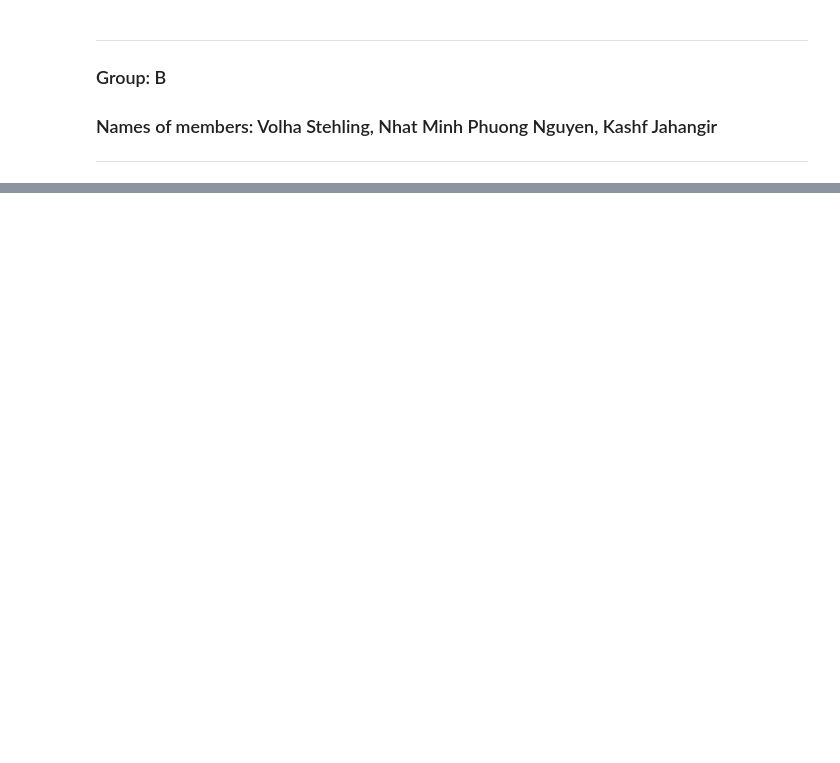
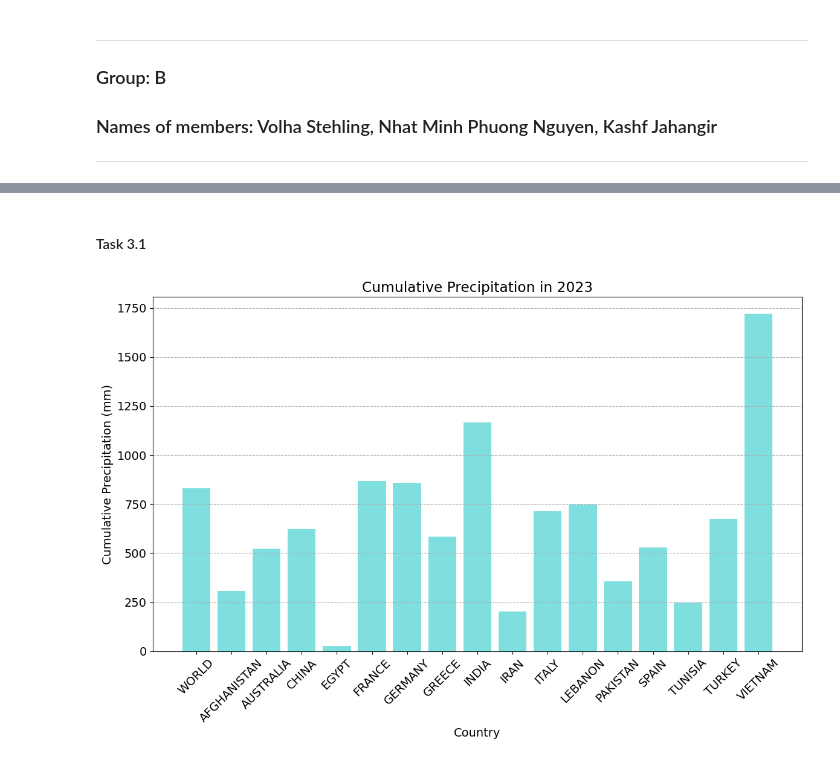
Before and after one commit to mpn1008/RM_assignments, a Jupyter notebook: RM_A02_NMPN/RM_A02_Group.ipynb, the cells around one changed output, grey strips where cells are left out. Cells and saved outputs as stored; diff of their text form; code cells hidden in the pictures; blank space fills up the shorter version.

```diff
--- a/RM_A02_NMPN/RM_A02_Group.ipynb
+++ b/RM_A02_NMPN/RM_A02_Group.ipynb
@@ -872,0 +44,18 @@ Required sample size for standard deviation 1.5: 37.0
+# %%
+import pandas as pd
+import os
+import matplotlib.pyplot as plt
+import matplotlib.colors as colors
+import numpy as np
+
+#Task 1.1
+
+data = {
+    'Categorial': ["0", "1", "0", "0", "0"],
+    'Ordinal': ["0", "0", "0", "0", "0"],
+    'Interval': ["1", "0", "1", "0", "0"],
+    'Ratio': ["0", "0", "0", "1", "1"]
+}
+df = pd.DataFrame(data, index=["Year", "Country", "Temperature", "Wet days", "Precipitation"])
+
+df
@@ -872,0 +139,44 @@ Required sample size for standard deviation 1.5: 37.0
+# %% [markdown]
+#### Task 3.1
+# %%
+os.getcwd()
+file_path = './data/CRU_data.csv'
+dt = pd.read_csv(file_path, sep=";")
+csv_data = pd.DataFrame(dt)
+
+# Preparing columns fro precipitation and months
+prep_columns = ['PRECIP_JAN', 'PRECIP_FEB', 'PRECIP_MAR', 'PRECIP_APR', 'PRECIP_MAY', 'PRECIP_JUN',
+                'PRECIP_JUL', 'PRECIP_AUG', 'PRECIP_SEP', 'PRECIP_OCT', 'PRECIP_NOV', 'PRECIP_DEC']
+
+# Filtering data for the year 2023 and countries
+countries_data = csv_data[(csv_data['YEAR'] == 2023)]
+countries = [country for country in countries_data.COUNTRY]
+
+cumsum_precip_list = []
+
+for country in countries:
+    # Filtering data for each country and replacing outliers
+    data = csv_data[(csv_data['COUNTRY'] == country) & (csv_data['YEAR'] == 2023)].replace(-999, np.nan)
+
+    # Calculating the cumulative sum for the year 2023 for each country
+    cumsum_precip = data[prep_columns].dropna().sum(axis=1).values.flatten()
+
+    # Storing the cummsum against the country in the lsit
+    cumsum_precip_list.append({'Country': country, 'Cumsum_Precip': cumsum_precip[0]})
+
+    # Coverting the list into DataFrame
+    precip_df = pd.DataFrame(cumsum_precip_list)
+
+# Plotting data
+plt.rcParams.update({'font.size': 14})
+plt.figure(figsize=(12, 8))
+plt.bar(precip_df['Country'], precip_df['Cumsum_Precip'], color='c', alpha=0.5)
+plt.xticks(rotation=45)
+plt.title('Cumulative Precipitation in 2023')
+plt.xlabel('Country')
+plt.ylabel('Cumulative Precipitation (mm)')
+plt.grid(axis='y', linestyle='--', alpha=1)
+plt.tight_layout()
+plt.show()
+# %% [output]
+[figure, added]
```
Also changed, not shown: parts of 101 cells of this notebook.
